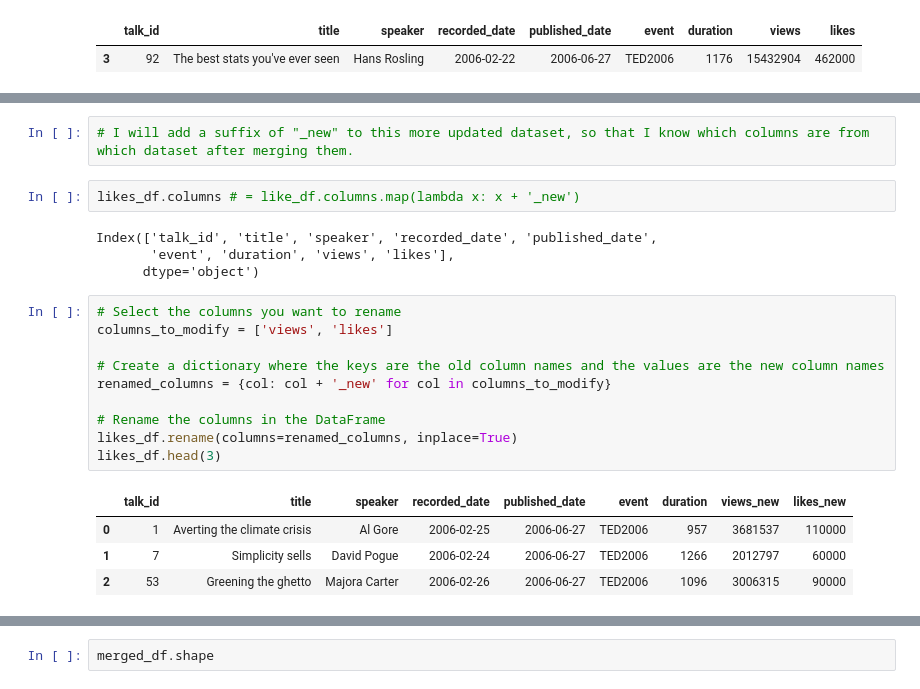
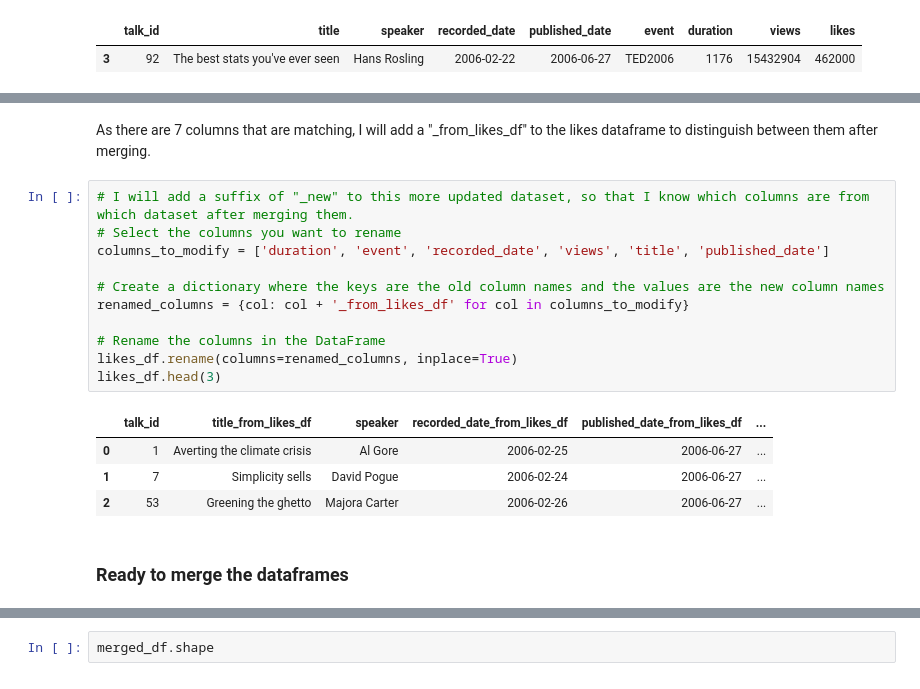
Before and after one commit to drewe4point0/Capstone-Quantifying-Good-Speeches-, a Jupyter notebook: Notebooks/Ted Dataset (with Transcripts).ipynb, the cells around one changed output, grey strips where cells are left out. Saved outputs shown, nothing was run; the diff lists cells and outputs as text.

```diff
--- a/Notebooks/Ted Dataset (with Transcripts).ipynb
+++ b/Notebooks/Ted Dataset (with Transcripts).ipynb
@@ -59,24 +119,21 @@ likes_df.loc[likes_df['talk_id'] == 92]
+# %% [markdown]
+As there are 7 columns that are matching, I will add a "_from_likes_df" to the likes dataframe to distinguish between them after merging.
 # %%
 # I will add a suffix of "_new" to this more updated dataset, so that I know which columns are from which dataset after merging them.
+# Select the columns you want to rename
+columns_to_modify = ['duration', 'event', 'recorded_date', 'views', 'title', 'published_date']
+
+# Create a dictionary where the keys are the old column names and the values are the new column names
+renamed_columns = {col: col + '_from_likes_df' for col in columns_to_modify}
+
+# Rename the columns in the DataFrame
+likes_df.rename(columns=renamed_columns, inplace=True)
+likes_df.head(3)
+# %% [output]
+|  | talk_id | title_from_likes_df | speaker | recorded_date_from_likes_df | published_date_from_likes_df | ... |
+| 0 | 1 | Averting the climate crisis | Al Gore | 2006-02-25 | 2006-06-27 | ... |
+| 1 | 7 | Simplicity sells | David Pogue | 2006-02-24 | 2006-06-27 | ... |
+| 2 | 53 | Greening the ghetto | Majora Carter | 2006-02-26 | 2006-06-27 | ... |
-# %%
-likes_df.columns # = like_df.columns.map(lambda x: x + '_new')
-# %% [output]
-Index(['talk_id', 'title', 'speaker', 'recorded_date', 'published_date',
-       'event', 'duration', 'views', 'likes'],
-      dtype='object')
-# %%
-# Select the columns you want to rename
-columns_to_modify = ['views', 'likes']
-
-# Create a dictionary where the keys are the old column names and the values are the new column names
-renamed_columns = {col: col + '_new' for col in columns_to_modify}
-
-# Rename the columns in the DataFrame
-likes_df.rename(columns=renamed_columns, inplace=True)
-likes_df.head(3)
-# %% [output]
-|  | talk_id | title | speaker | recorded_date | published_date | event | duration | views_new | likes_new |
-| 0 | 1 | Averting the climate crisis | Al Gore | 2006-02-25 | 2006-06-27 | TED2006 | 957 | 3681537 | 110000 |
-| 1 | 7 | Simplicity sells | David Pogue | 2006-02-24 | 2006-06-27 | TED2006 | 1266 | 2012797 | 60000 |
-| 2 | 53 | Greening the ghetto | Majora Carter | 2006-02-26 | 2006-06-27 | TED2006 | 1096 | 3006315 | 90000 |
+# %% [markdown]
+### Ready to merge the dataframes
 # %%
```
Also changed, not shown: parts of 31 cells of this notebook, 1 other file.
